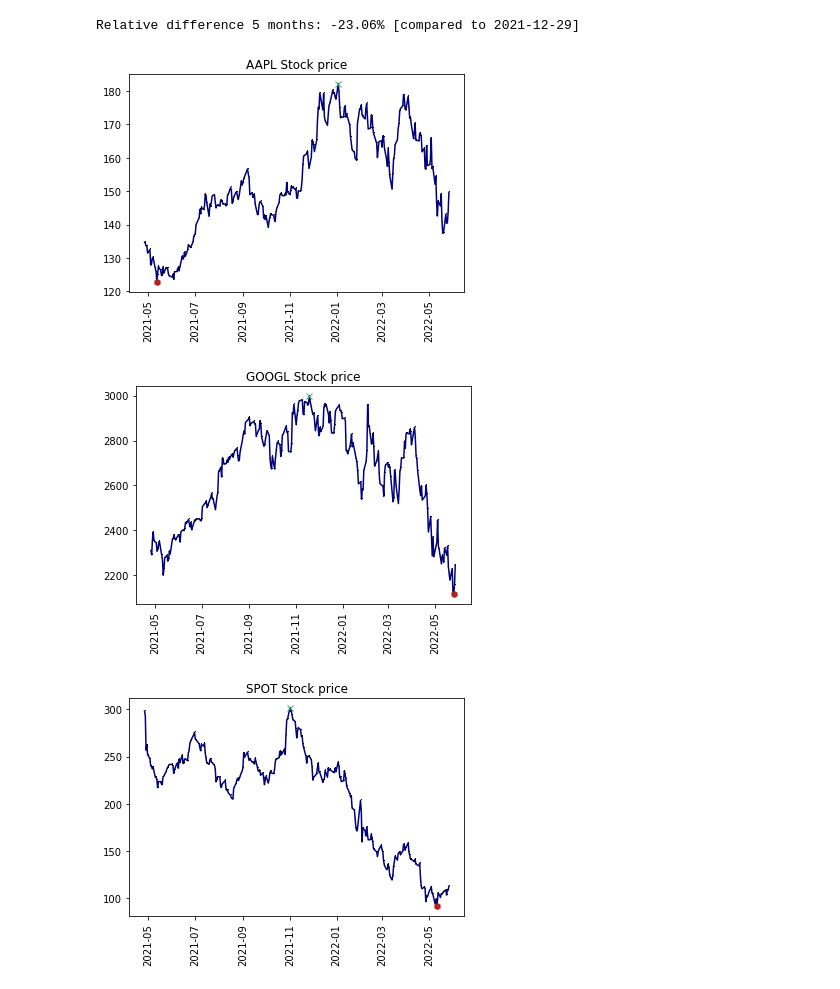
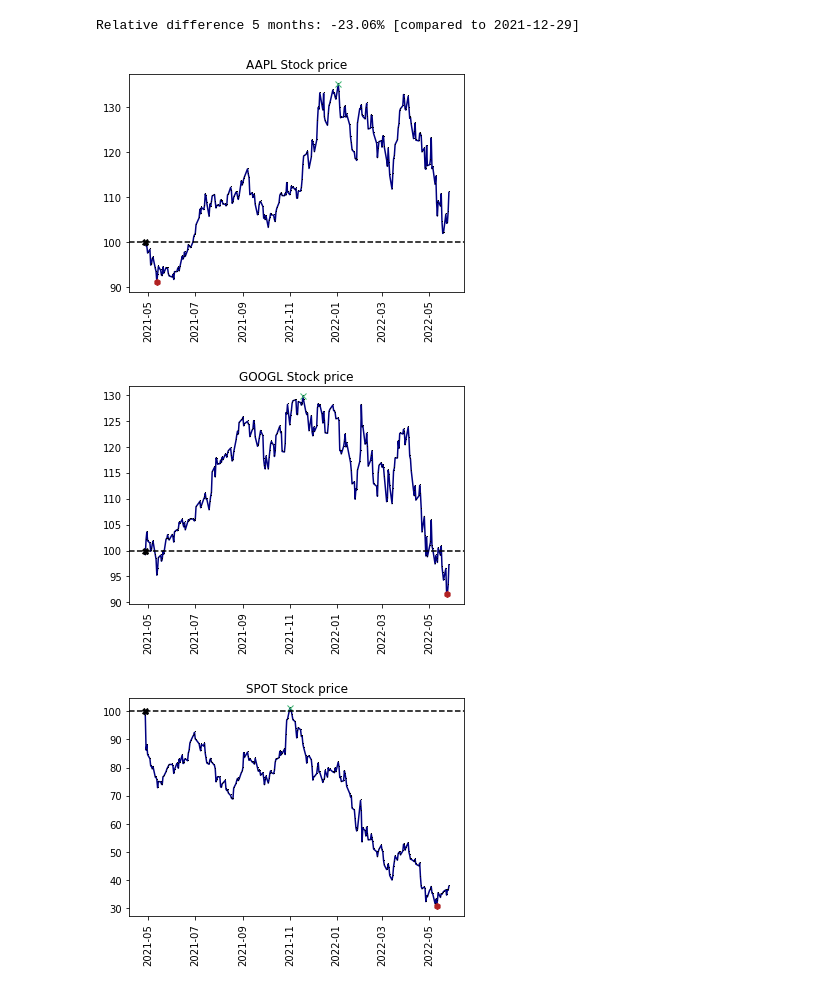
Before and after one commit to stijnverpoest/stock-scraping, a Jupyter notebook: stock_scraping.ipynb, the cells around one changed output. Drawn from its saved outputs; the diff is of its cells as text; code cells hidden in the pictures.

Commit message:
create relative plots

```diff
--- a/stock_scraping.ipynb
+++ b/stock_scraping.ipynb
@@ -132,9 +132,9 @@ Relative difference 5 months: -23.06% [compared to 2021-12-29]
 # %%
 stocks = ["AAPL", "GOOGL", "SPOT", "VOW3.DE"]
 
 for stock in stocks:
-    plot_sp(stock, 2021, 4, 25)
+    plot_sp(stock, 2021, 4, 25, 'relative')
 # %% [output]
-[figure, old version]
+[figure, new version]
-[figure, old version]
+[figure, new version]
-[figure, old version]
+[figure, new version]
```
Also changed, not shown: parts of 2 cells of this notebook, 1 other file.
